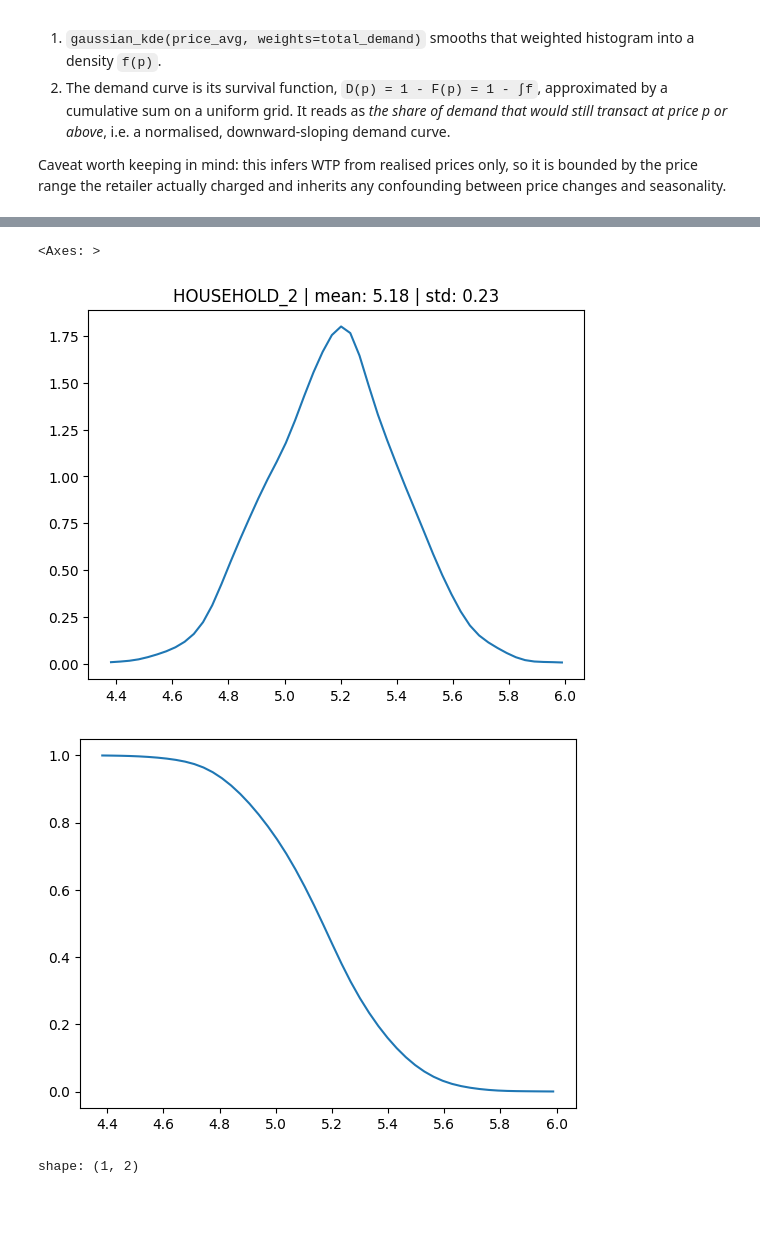
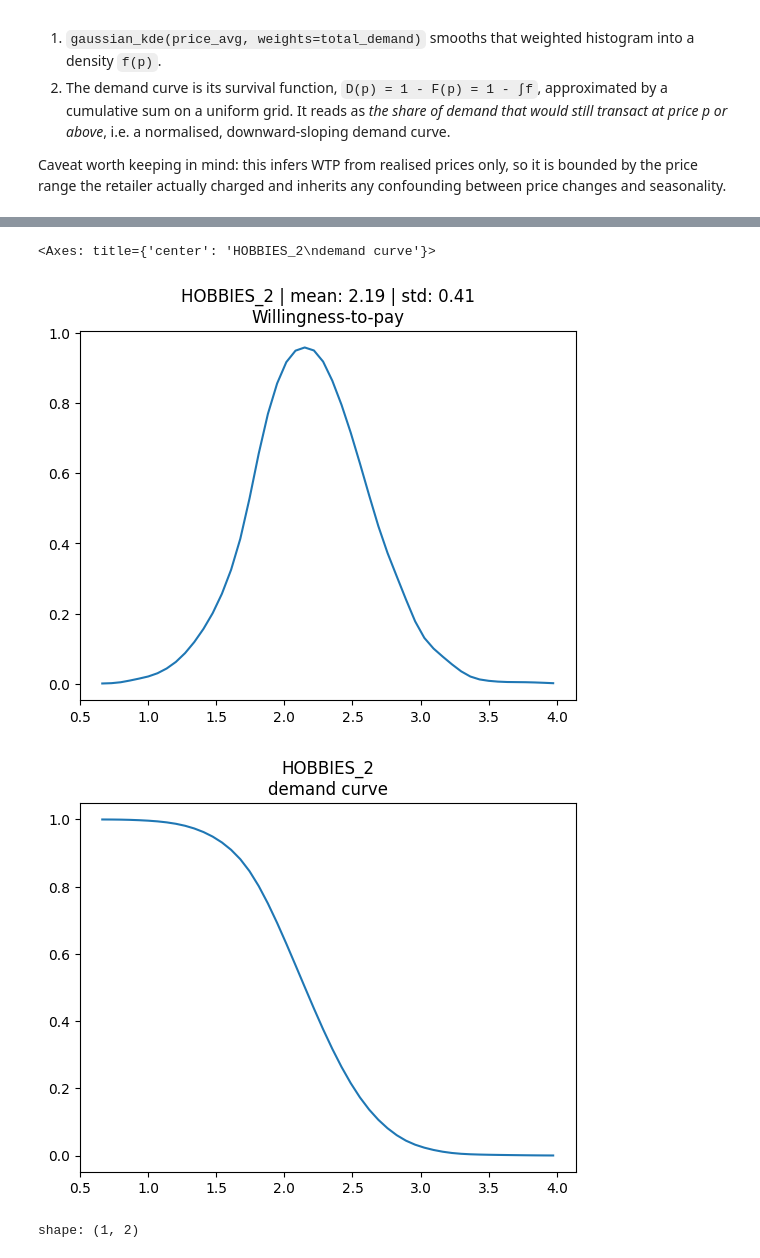
Before and after one commit to peppy-senpai/retail-revenue-management, a Jupyter notebook: code/work/work.ipynb, the cells around one changed output, grey strips where cells are left out. Saved outputs shown, nothing was run; the diff lists cells and outputs as text; code cells hidden in the pictures; blank space fills up the shorter version.

```diff
--- a/code/work/work.ipynb
+++ b/code/work/work.ipynb
@@ -278,6 +278,6 @@ shape: (13_557, 6)
 # %%
 # Change this to inspect a different department: FOODS_1/2/3, HOBBIES_1/2, HOUSEHOLD_1/2.
-dept_select = 'HOUSEHOLD_2'
+dept_select = 'HOBBIES_2'
 
 data_dept = ca_1.filter(
     pl.col('dept_id') == dept_select
@@ -300,22 +300,23 @@ demand_curve = 1-(np.cumsum(y_axis) * dx)
 # %%
 values = data_dept['price_avg']
 weights = data_dept['total_demand']
 
 mean = np.average(values, weights=weights)
 variance = np.average((values - mean)**2, weights=weights)
 std = np.sqrt(variance)
 # Top: the WTP density itself — where in the price range the department's volume concentrates.
 plt.figure()
-plt.title(f'{dept_select} | mean: {mean:.2f} | std: {std:.2f}')
+plt.title(f'{dept_select} | mean: {mean:.2f} | std: {std:.2f}\nWillingness-to-pay')
 sns.lineplot(x=x_axis, y=y_axis)
 
 # Bottom: the implied demand curve, share of demand retained at each price point.
 plt.figure()
+plt.title(f'{dept_select}\ndemand curve')
 sns.lineplot(x=x_axis, y=demand_curve)
 # %% [output]
-<Axes: >
+<Axes: title={'center': 'HOBBIES_2\ndemand curve'}>
-[figure, old version]
+[figure, new version]
-[figure, old version]
+[figure, new version]
 # %%
 WINDOW = 400
 DEPT = 'HOUSEHOLD_2'
```
Also changed, not shown: parts of 5 cells of this notebook, 8 other files.
